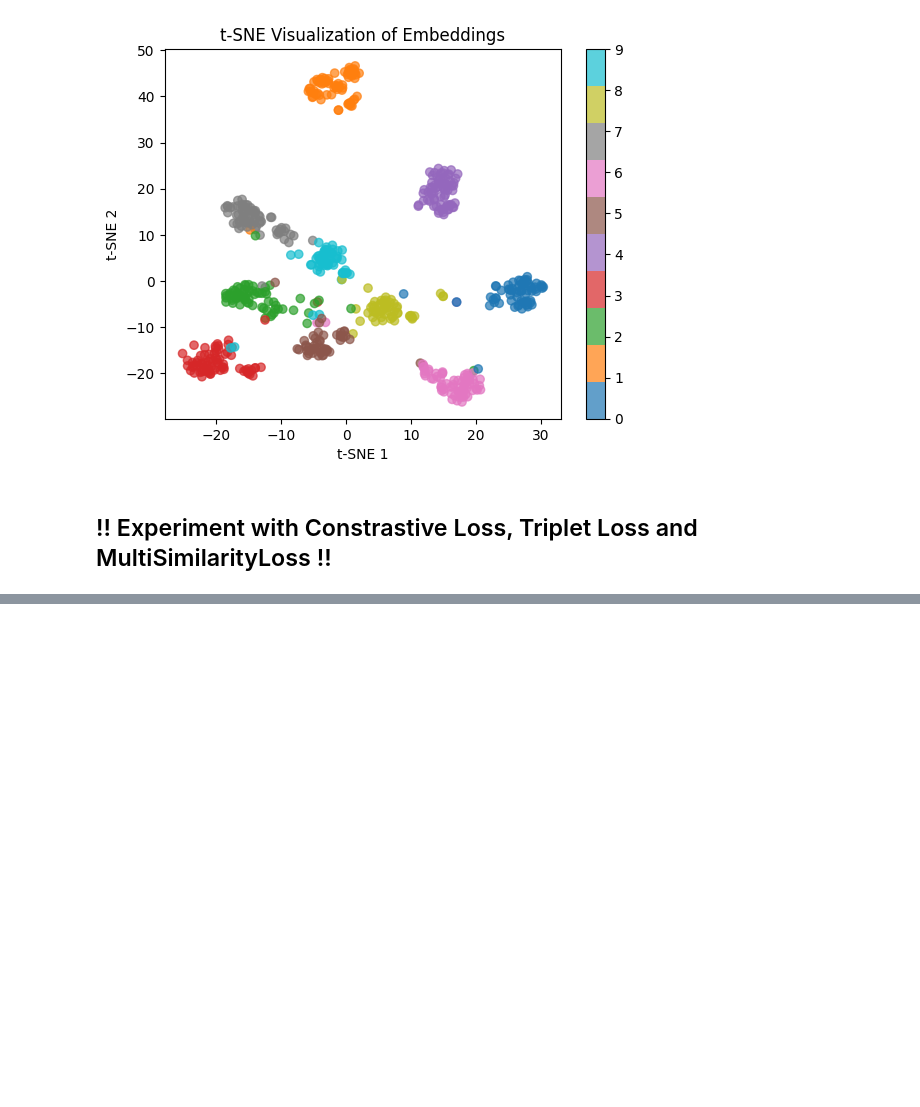
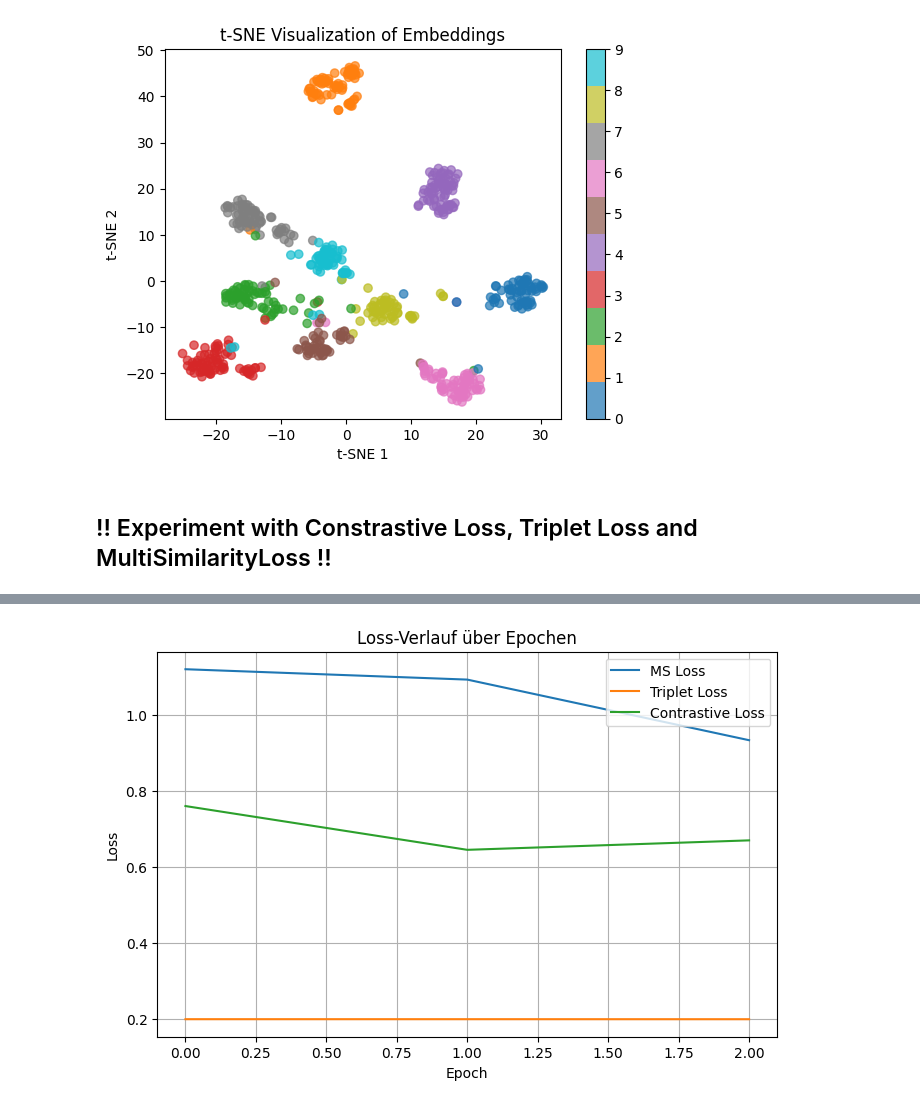
Before and after one commit to armanniaruhi/RAML, a Jupyter notebook: notebooks/ms_loss_comparison.ipynb, the cells around one changed output, grey strips where cells are left out. Cells and saved outputs as stored; diff of their text form; code cells hidden in the pictures; blank space fills up the shorter version.

```diff
--- a/notebooks/ms_loss_comparison.ipynb
+++ b/notebooks/ms_loss_comparison.ipynb
@@ -194,0 +197,14 @@ emb_contrastive, lab_contrastive = train_model(contrastive_loss, "Contrastive Lo
+# %%
+# Plot: Loss-Verlauf pro Epoche
+plt.figure(figsize=(8, 5))
+plt.plot(loss_ms, label="MS Loss")
+plt.plot(loss_triplet, label="Triplet Loss")
+plt.plot(loss_contrastive, label="Contrastive Loss")
+plt.xlabel("Epoch")
+plt.ylabel("Loss")
+plt.title("Loss-Verlauf über Epochen")
+plt.legend()
+plt.grid(True)
+plt.show()
+# %% [output]
+[figure, added]
```
Also changed, not shown: parts of 5 cells of this notebook.
